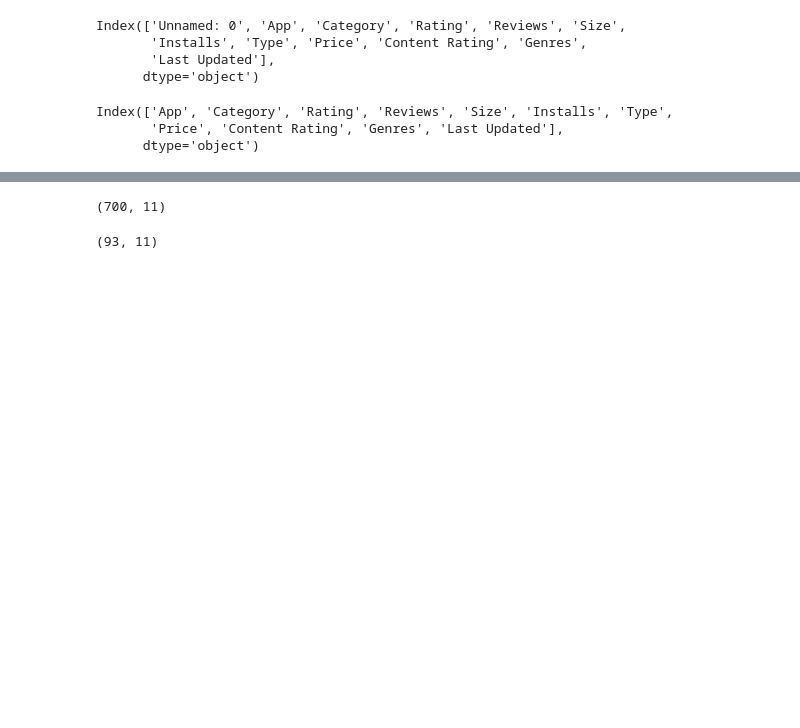
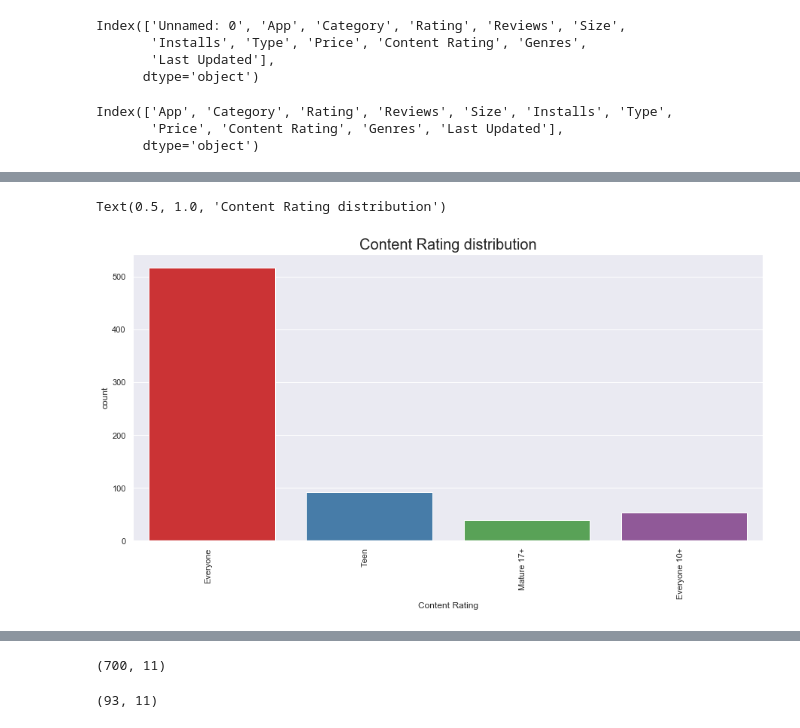
Before and after one commit to manasapesu/GooglePlayStoreApps, a Jupyter notebook: Code.ipynb, the cells around one changed output, grey strips where cells are left out. Cells and saved outputs as stored; diff of their text form; code cells hidden in the pictures; blank space fills up the shorter version.

```diff
--- a/Code.ipynb
+++ b/Code.ipynb
@@ -28,0 +48,10 @@ df.head()
+# %%
+rcParams['figure.figsize'] = 15,7
+content_plot = sns.countplot(x="Content Rating",data=df, palette = "Set1")
+content_plot.set_xticklabels(content_plot.get_xticklabels(), rotation=90, ha="right")
+content_plot
+plt.title('Content Rating distribution',size = 20)
+#Most of the apps are dedicated to everyone and teen
+# %% [output]
+Text(0.5, 1.0, 'Content Rating distribution')
+[figure, added]
```
Also changed, not shown: parts of 26 cells of this notebook.
